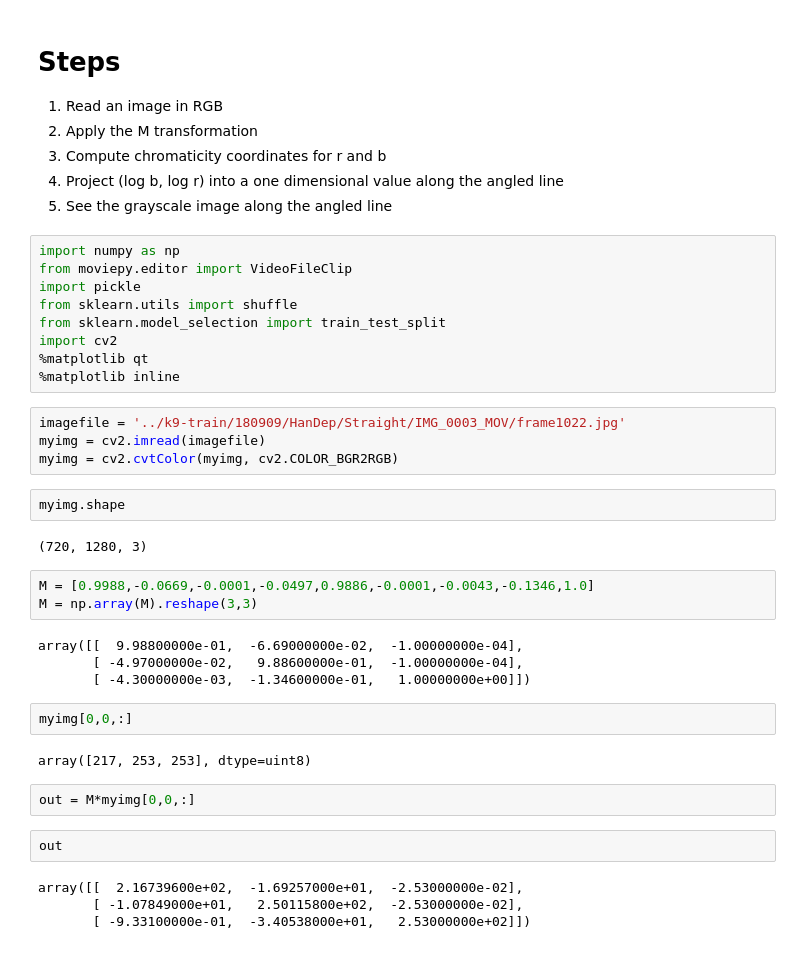
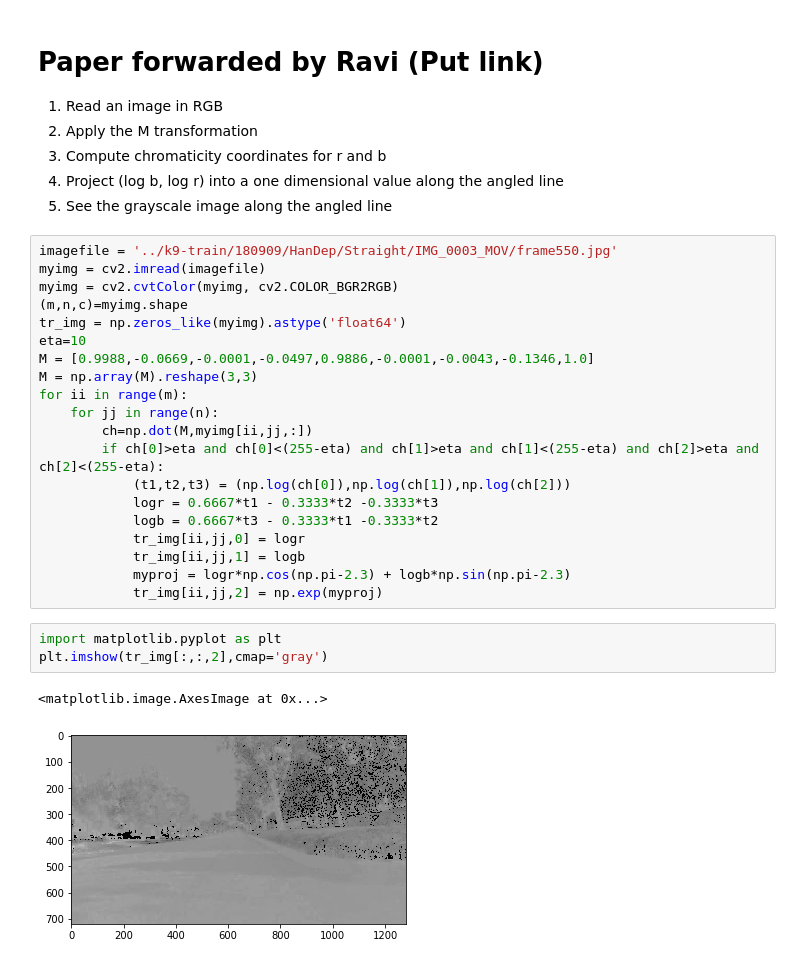
Before and after one commit to pnsrao/shadows, a Jupyter notebook: shadows.ipynb, the cells around one changed output. Drawn from its saved outputs; the diff is of its cells as text.

```diff
--- a/shadows.ipynb
+++ b/shadows.ipynb
@@ -1,43 +69,33 @@
 # %% [markdown]
-# Steps
+# Paper forwarded by Ravi (Put link)
 1. Read an image in RGB
 1. Apply the M transformation
 1. Compute chromaticity coordinates for r and b
 1. Project (log b, log r) into a one dimensional value along the angled line
 1. See the grayscale image along the angled line
-# %%
-import numpy as np
-from moviepy.editor import VideoFileClip
-import pickle
-from sklearn.utils import shuffle
-from sklearn.model_selection import train_test_split
-import cv2
-%matplotlib qt
-%matplotlib inline
-# %%
-imagefile = '../k9-train/180909/HanDep/Straight/IMG_0003_MOV/frame1022.jpg'
-myimg = cv2.imread(imagefile)
-myimg = cv2.cvtColor(myimg, cv2.COLOR_BGR2RGB)
-# %%
-myimg.shape
-# %% [output]
-(720, 1280, 3)
-# %%
-M = [0.9988,-0.0669,-0.0001,-0.0497,0.9886,-0.0001,-0.0043,-0.1346,1.0]
-M = np.array(M).reshape(3,3)
-# %% [output]
-array([[  9.98800000e-01,  -6.69000000e-02,  -1.00000000e-04],
-       [ -4.97000000e-02,   9.88600000e-01,  -1.00000000e-04],
-       [ -4.30000000e-03,  -1.34600000e-01,   1.00000000e+00]])
-# %%
-myimg[0,0,:]
-# %% [output]
-array([217, 253, 253], dtype=uint8)
-# %%
-out = M*myimg[0,0,:]
-# %%
-out
-# %% [output]
-array([[  2.16739600e+02,  -1.69257000e+01,  -2.53000000e-02],
-       [ -1.07849000e+01,   2.50115800e+02,  -2.53000000e-02],
-       [ -9.33100000e-01,  -3.40538000e+01,   2.53000000e+02]])
+# %%
+imagefile = '../k9-train/180909/HanDep/Straight/IMG_0003_MOV/frame550.jpg'
+myimg = cv2.imread(imagefile)
+myimg = cv2.cvtColor(myimg, cv2.COLOR_BGR2RGB)
+(m,n,c)=myimg.shape
+tr_img = np.zeros_like(myimg).astype('float64')
+eta=10
+M = [0.9988,-0.0669,-0.0001,-0.0497,0.9886,-0.0001,-0.0043,-0.1346,1.0]
+M = np.array(M).reshape(3,3)
+for ii in range(m):
+    for jj in range(n):
+        ch=np.dot(M,myimg[ii,jj,:])
+        if ch[0]>eta and ch[0]<(255-eta) and ch[1]>eta and ch[1]<(255-eta) and ch[2]>eta and ch[2]<(255-eta):
+            (t1,t2,t3) = (np.log(ch[0]),np.log(ch[1]),np.log(ch[2]))
+            logr = 0.6667*t1 - 0.3333*t2 -0.3333*t3
+            logb = 0.6667*t3 - 0.3333*t1 -0.3333*t2
+            tr_img[ii,jj,0] = logr
+            tr_img[ii,jj,1] = logb
+            myproj = logr*np.cos(np.pi-2.3) + logb*np.sin(np.pi-2.3)
+            tr_img[ii,jj,2] = np.exp(myproj)
+# %%
+import matplotlib.pyplot as plt
+plt.imshow(tr_img[:,:,2],cmap='gray')
+# %% [output]
+<matplotlib.image.AxesImage at 0x...>
+[figure, added]
```
Also changed, not shown: parts of 8 cells of this notebook.
